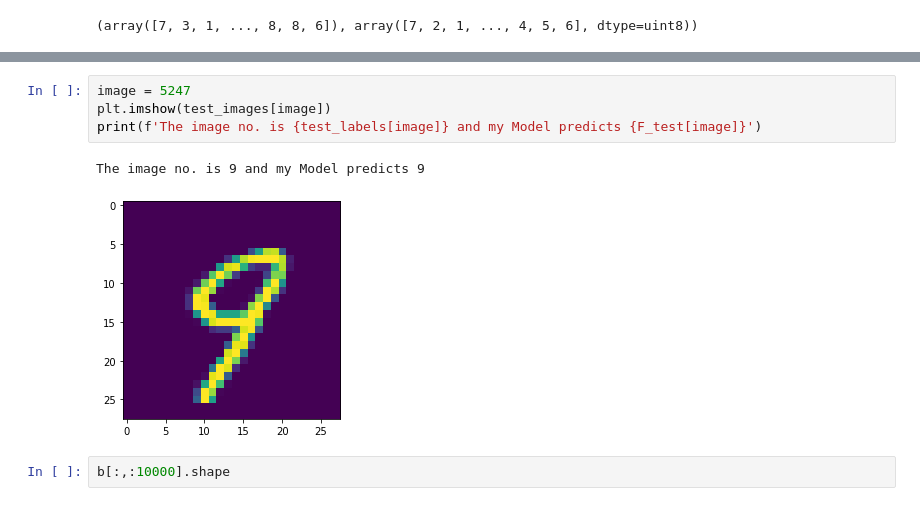
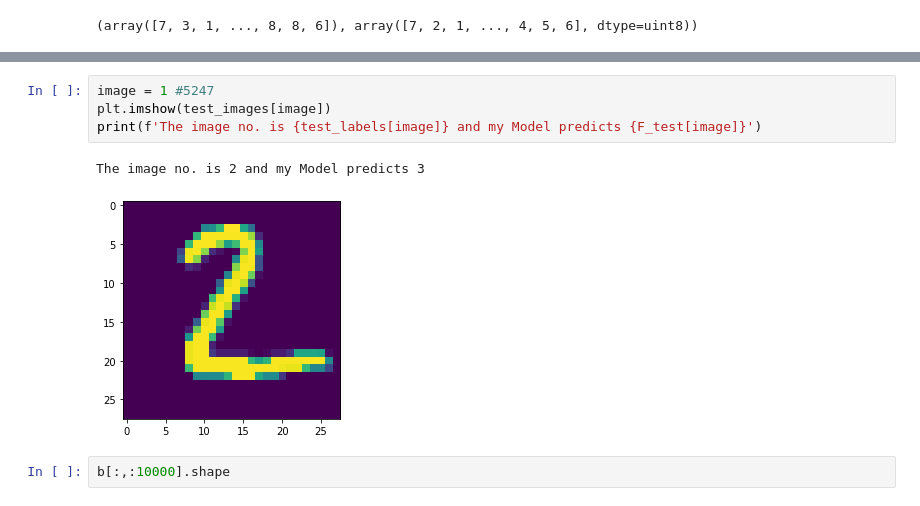
Before and after one commit to ABD-01/MNIST, a Jupyter notebook: MNIST_Single Layer.ipynb, the cells around one changed output, grey strips where cells are left out. Cells and saved outputs as stored; diff of their text form.

```diff
--- a/MNIST_Single Layer.ipynb
+++ b/MNIST_Single Layer.ipynb
@@ -205,10 +205,10 @@ Cost for training was [[1.86798718]]
 # %%
-image = 5247
+image = 1 #5247
 plt.imshow(test_images[image])
 print(f'The image no. is {test_labels[image]} and my Model predicts {F_test[image]}')
 # %% [output]
-The image no. is 9 and my Model predicts 9
+The image no. is 2 and my Model predicts 3
-[figure, old version]
+[figure, new version]
 # %%
 b[:,:10000].shape
 # %% [output]
```
Also changed, not shown: parts of 8 cells of this notebook.
